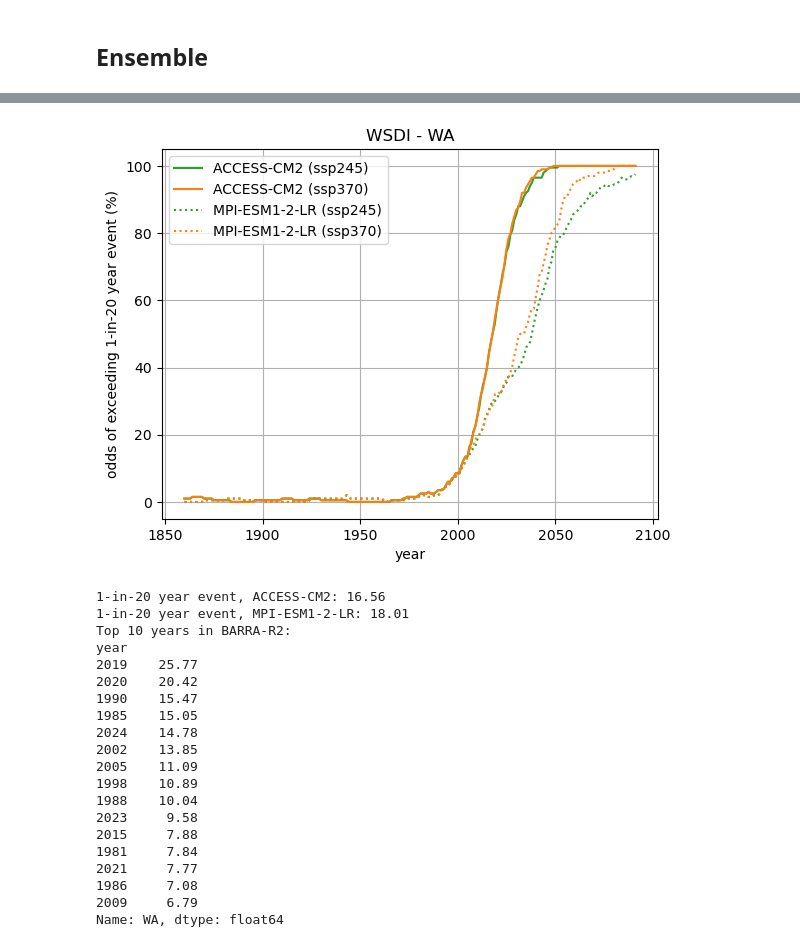
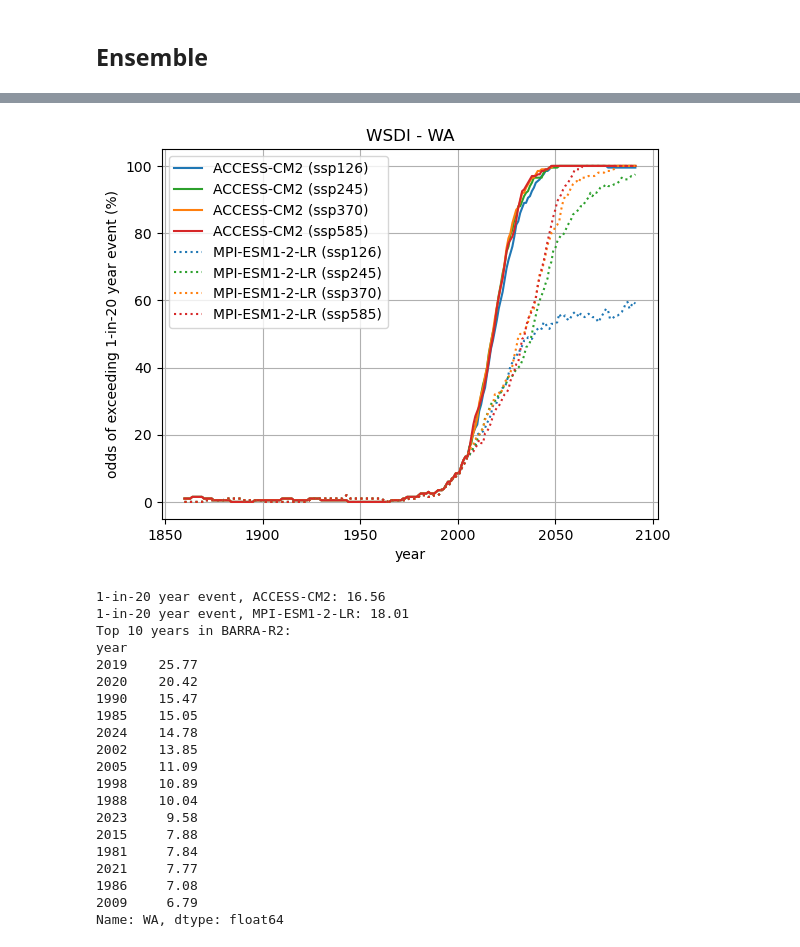
Before and after one commit to AusClimateService/rba, a Jupyter notebook: wsdi-analysis.ipynb, the cells around one changed output, grey strips where cells are left out. Saved outputs shown, nothing was run; the diff lists cells and outputs as text; code cells hidden in the pictures.

```diff
--- a/wsdi-analysis.ipynb
+++ b/wsdi-analysis.ipynb
@@ -218,12 +226,12 @@ Name: NSW, dtype: float64
 # %%
 plot_ensemble_odds(
     ['ACCESS-CM2', 'MPI-ESM1-2-LR'],
-    ['ssp245', 'ssp370'],
+    ['ssp126', 'ssp245', 'ssp370', 'ssp585'],
     'WA',
     '1-in-20 year',
 )
 # %% [output]
-[figure, old version]
+[figure, new version]
 1-in-20 year event, ACCESS-CM2: 16.56
 1-in-20 year event, MPI-ESM1-2-LR: 18.01
 Top 10 years in BARRA-R2:
```
Also changed, not shown: parts of 4 cells of this notebook.
